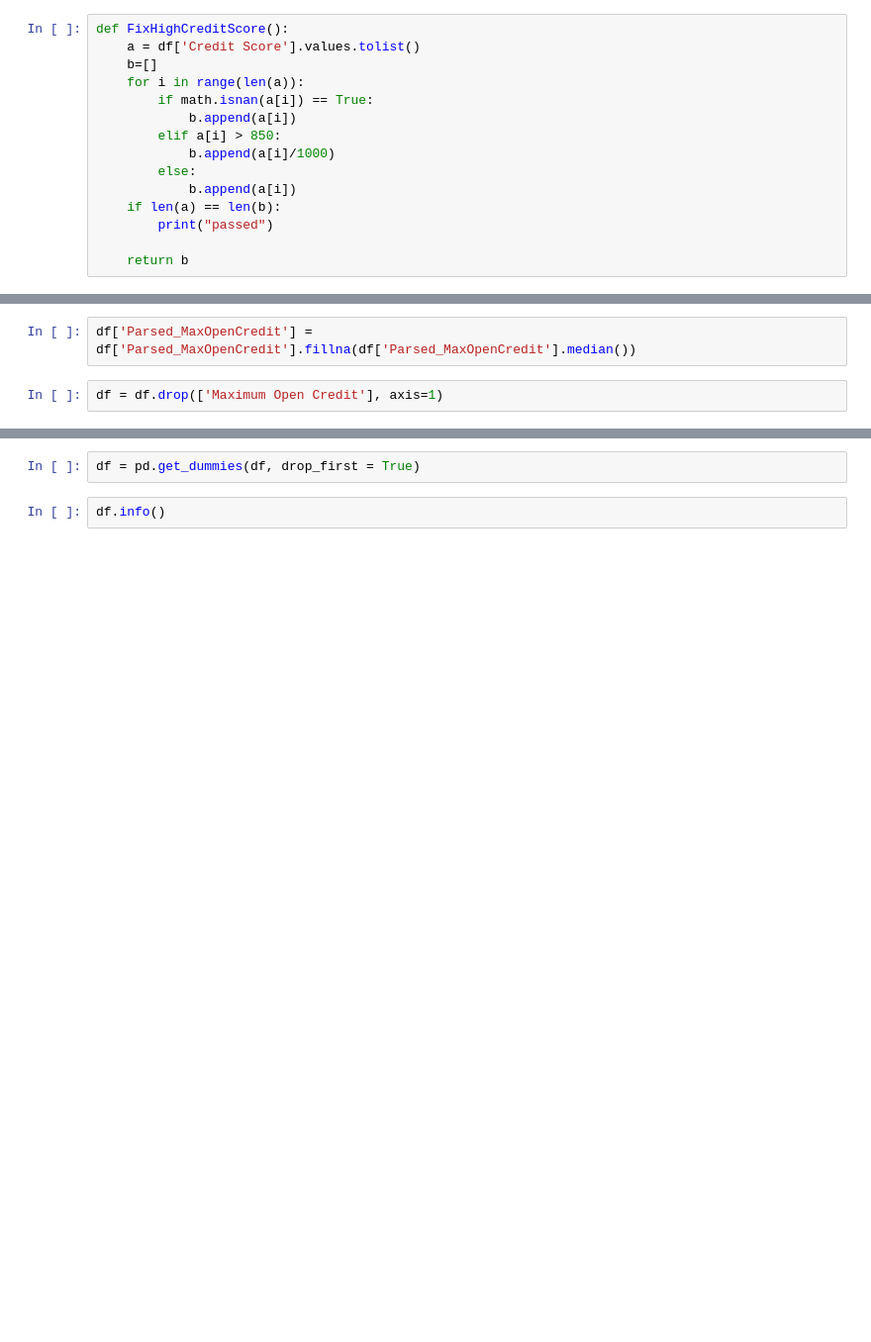
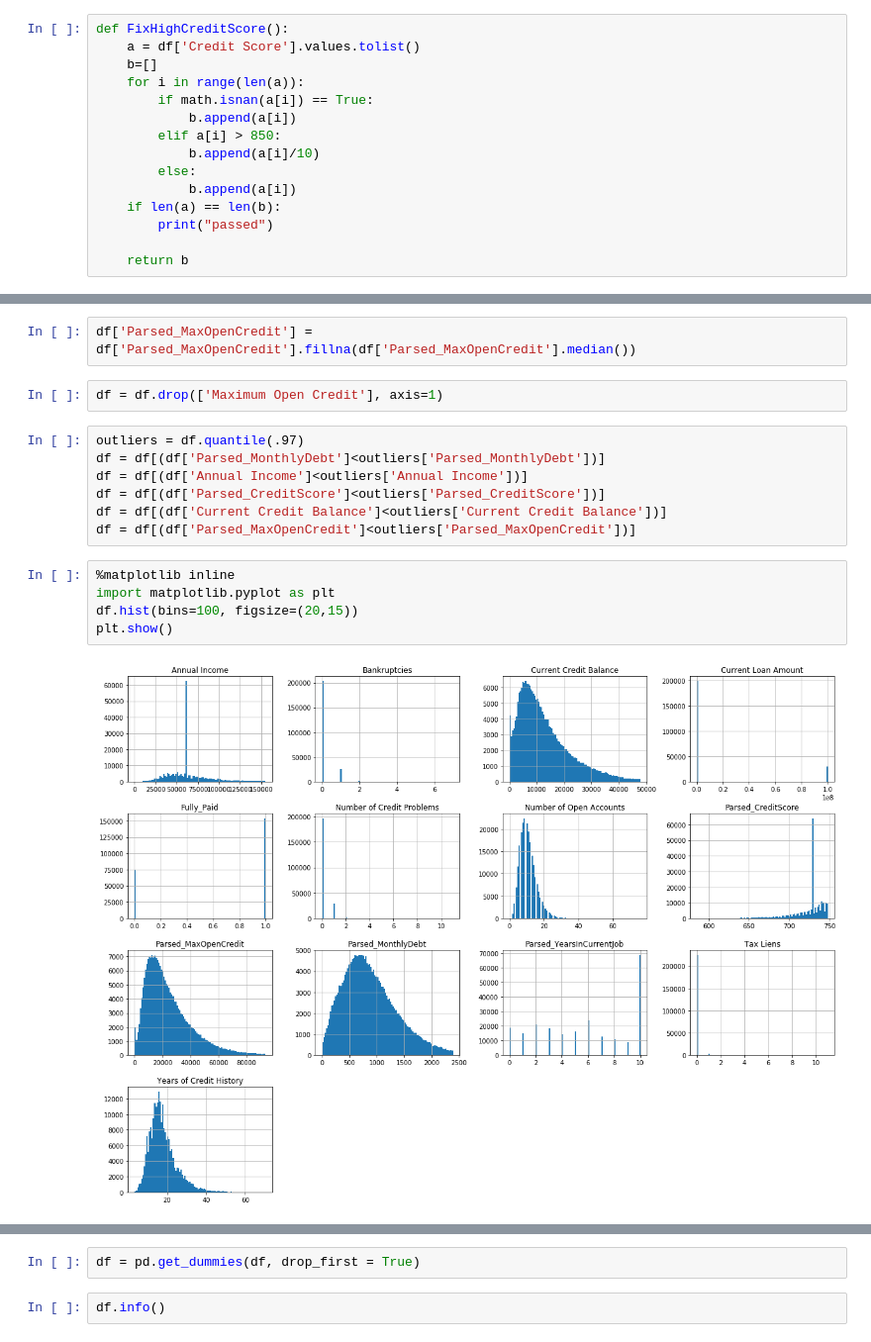
Before and after one commit to miamedra2/LoanStatusPredictions, a Jupyter notebook: HackDay#1.ipynb, the cells around one changed output, grey strips where cells are left out. Shown at 99% size. Saved outputs shown, nothing was run; the diff lists cells and outputs as text; blank space fills up the shorter version.

```diff
--- a/HackDay#1.ipynb
+++ b/HackDay#1.ipynb
@@ -44,7 +170,7 @@ def FixHighCreditScore():
         if math.isnan(a[i]) == True:
             b.append(a[i])
         elif a[i] > 850:
-            b.append(a[i]/1000)
+            b.append(a[i]/10)
         else:
             b.append(a[i])
     if len(a) == len(b):
@@ -158,5 +517,19 @@ df.isnull().sum()
 df['Parsed_MaxOpenCredit'] = df['Parsed_MaxOpenCredit'].fillna(df['Parsed_MaxOpenCredit'].median())
 # %%
 df = df.drop(['Maximum Open Credit'], axis=1)
+# %%
+outliers = df.quantile(.97)
+df = df[(df['Parsed_MonthlyDebt']<outliers['Parsed_MonthlyDebt'])]
+df = df[(df['Annual Income']<outliers['Annual Income'])]
+df = df[(df['Parsed_CreditScore']<outliers['Parsed_CreditScore'])]
+df = df[(df['Current Credit Balance']<outliers['Current Credit Balance'])]
+df = df[(df['Parsed_MaxOpenCredit']<outliers['Parsed_MaxOpenCredit'])]
+# %%
+%matplotlib inline
+import matplotlib.pyplot as plt
+df.hist(bins=100, figsize=(20,15))
+plt.show()
+# %% [output]
+[figure, added]
 # %%
 df.info()
```
Also changed, not shown: parts of 38 cells of this notebook.
